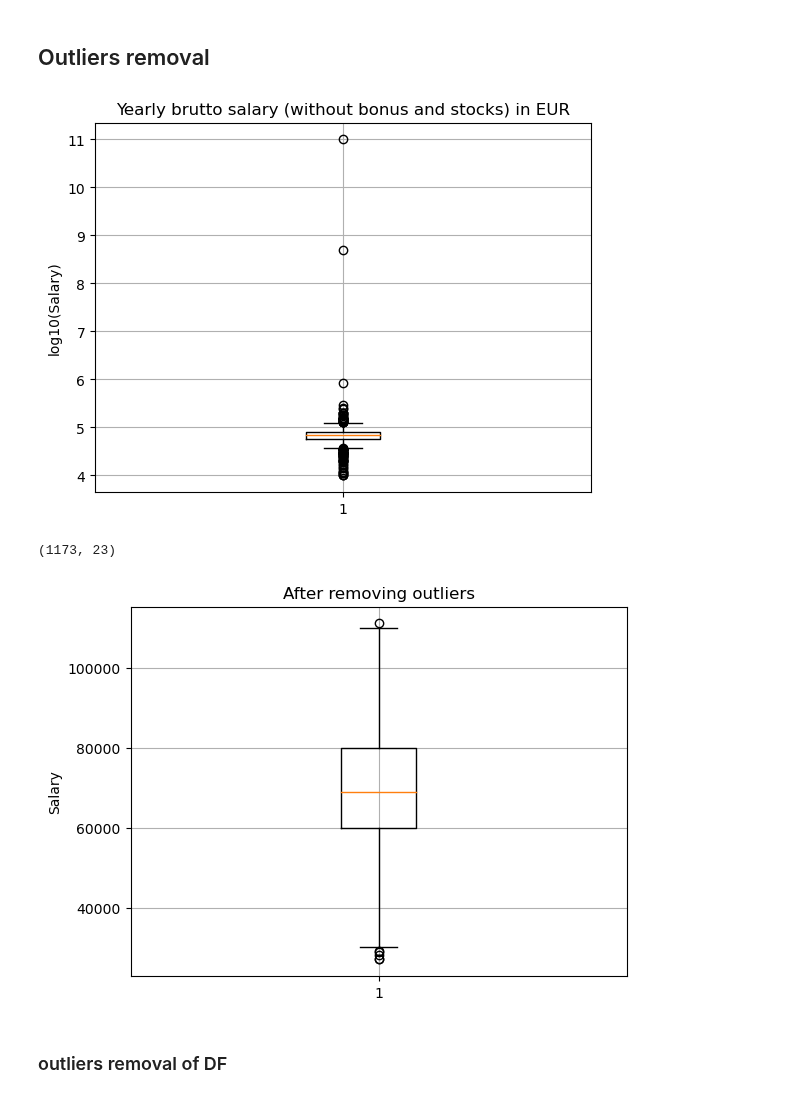
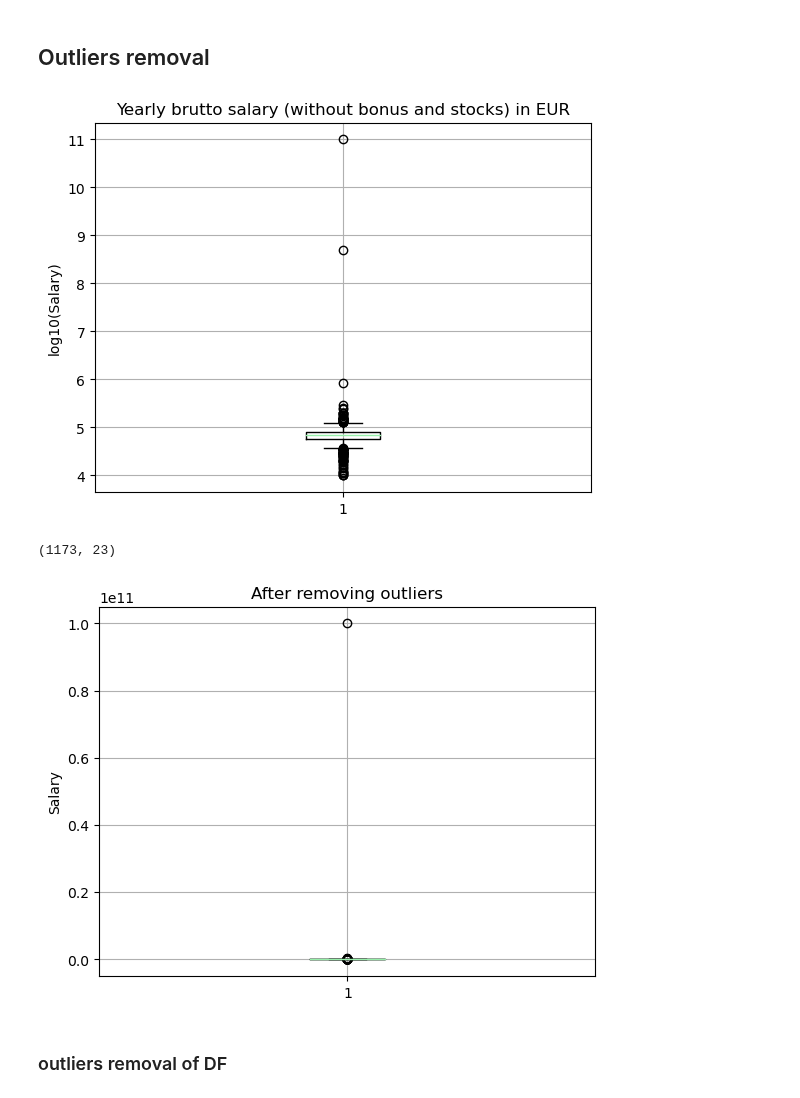
Before and after one commit to MatejMistik/upa-p2-data-analysis, a Jupyter notebook: main.ipynb, the cells around one changed output. Cells and saved outputs as stored; diff of their text form; code cells hidden in the pictures.

```diff
--- a/main.ipynb
+++ b/main.ipynb
@@ -222 +259,14 @@ max      111111.000000
 Name: Yearly brutto salary (without bonus and stocks) in EUR, dtype: float64
+# %%
+# TODO
+
+''' # violinplots show dependency of salary on the following features:
+my_features = ['Gender', 'Seniority level', 'Age', 'Company size', 'Company type']
+
+for f in my_features:
+    plt.style.use('seaborn-pastel')
+    plt.figure(figsize=(12,5))
+    sns.violinplot(data=df, x=f, y='Yearly brutto salary (without bonus and stocks) in EUR')
+    plt.grid()
+    plt.title('Salary by ' + f)
+    plt.show() '''
@@ -476,35 +521,36 @@ print(dfAutofill.head(15).to_markdown(tablefmt="grid"))
 # %% [markdown]
 ## Outliers removal
 # %%
+dfIQRRemoval = df.copy()
 
 # check for outliers
-plt.boxplot(np.log10(df['Yearly brutto salary (without bonus and stocks) in EUR']))
+plt.boxplot(np.log10(dfIQRRemoval['Yearly brutto salary (without bonus and stocks) in EUR']))
 plt.title('Yearly brutto salary (without bonus and stocks) in EUR')
 plt.ylabel('log10(Salary)')
 plt.grid()
 plt.show()
 
 # IQR for salary
 
-Q1 = df['Yearly brutto salary (without bonus and stocks) in EUR'].quantile(0.25)
-Q3 = df['Yearly brutto salary (without bonus and stocks) in EUR'].quantile(0.75)
+Q1 = dfIQRRemoval['Yearly brutto salary (without bonus and stocks) in EUR'].quantile(0.25)
+Q3 = dfIQRRemoval['Yearly brutto salary (without bonus and stocks) in EUR'].quantile(0.75)
 IQR = Q3 - Q1
 
 # remove outliers
 
-df = df[~((df['Yearly brutto salary (without bonus and stocks) in EUR'] < (Q1 - 1.5 * IQR)) |(df['Yearly brutto salary (without bonus and stocks) in EUR'] > (Q3 + 1.5 * IQR)))]
-print(df.shape)
+dfIQRRemoval = dfIQRRemoval[~((dfIQRRemoval['Yearly brutto salary (without bonus and stocks) in EUR'] < (Q1 - 1.5 * IQR)) |(dfIQRRemoval['Yearly brutto salary (without bonus and stocks) in EUR'] > (Q3 + 1.5 * IQR)))]
+print(dfIQRRemoval.shape)
 
 
 plt.boxplot(df['Yearly brutto salary (without bonus and stocks) in EUR'])
 plt.title('After removing outliers')
 plt.ylabel('Salary')
 plt.grid()
 plt.show()
 # %% [output]
 [figure]
 (1173, 23)
-[figure, old version]
+[figure, new version]
 # %% [markdown]
 ### outliers removal of DF
 # %%
```
Also changed, not shown: parts of 23 cells of this notebook.
